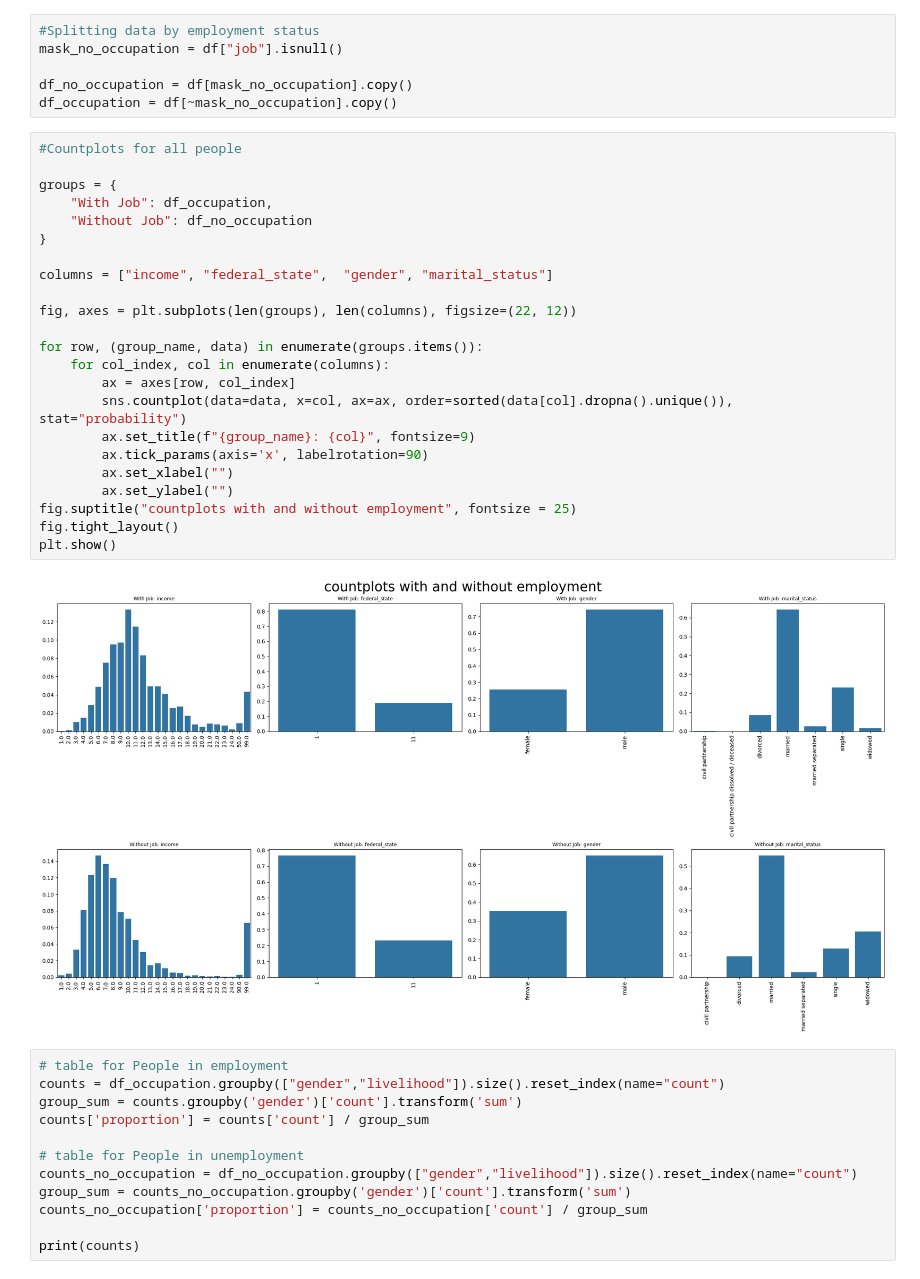
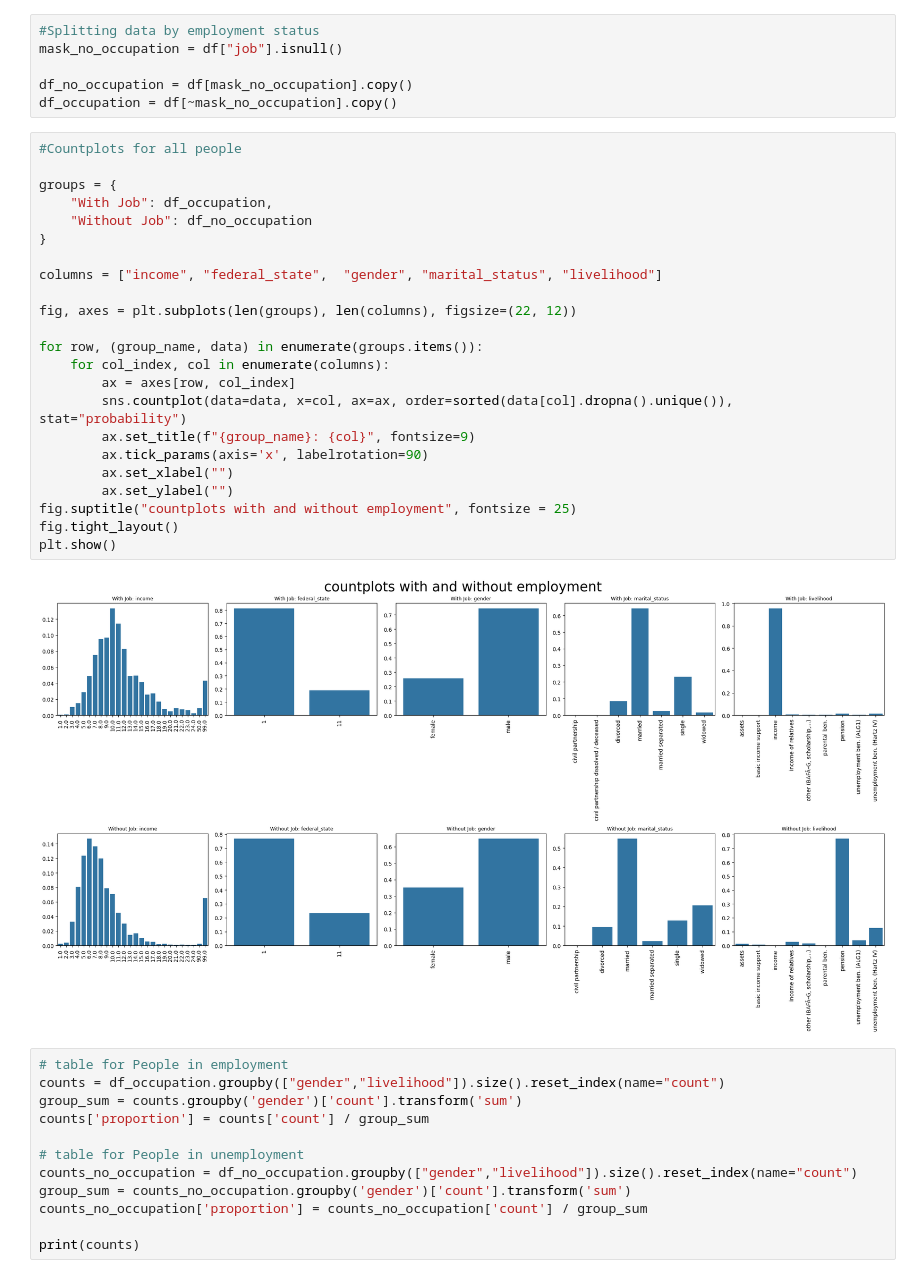
Before and after one commit to arne2204/Probabilistic-Machine-Learning_lecture-PROJECTS, a Jupyter notebook: projects/13-3NTXXXX_microcensus_income/notebooks/exploration.ipynb, the cells around one changed output. Drawn from its saved outputs; the diff is of its cells as text.

```diff
--- a/projects/13-3NTXXXX_microcensus_income/notebooks/exploration.ipynb
+++ b/projects/13-3NTXXXX_microcensus_income/notebooks/exploration.ipynb
@@ -69,28 +69,28 @@ df_occupation = df[~mask_no_occupation].copy()
 # %%
 #Countplots for all people
 
 groups = {
     "With Job": df_occupation,
     "Without Job": df_no_occupation
 }
 
-columns = ["income", "federal_state",  "gender", "marital_status"]
+columns = ["income", "federal_state",  "gender", "marital_status", "livelihood"]
 
 fig, axes = plt.subplots(len(groups), len(columns), figsize=(22, 12))
 
 for row, (group_name, data) in enumerate(groups.items()):
     for col_index, col in enumerate(columns):
         ax = axes[row, col_index]
         sns.countplot(data=data, x=col, ax=ax, order=sorted(data[col].dropna().unique()), stat="probability")
         ax.set_title(f"{group_name}: {col}", fontsize=9)
         ax.tick_params(axis='x', labelrotation=90)
         ax.set_xlabel("")
         ax.set_ylabel("")
 fig.suptitle("countplots with and without employment", fontsize = 25)
 fig.tight_layout()
 plt.show()
 # %% [output]
-[figure, old version]
+[figure, new version]
 # %%
 # table for People in employment
 counts = df_occupation.groupby(["gender","livelihood"]).size().reset_index(name="count")
```
Also changed, not shown: 22 other files.
